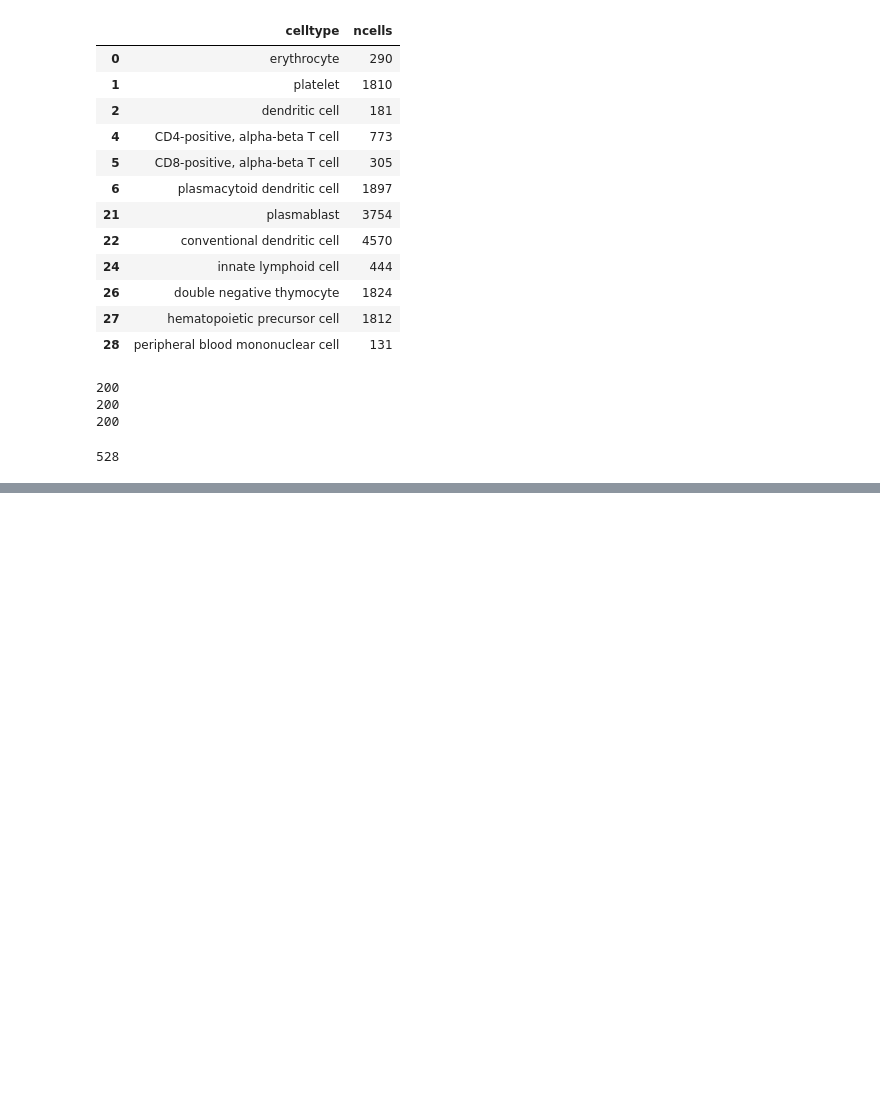
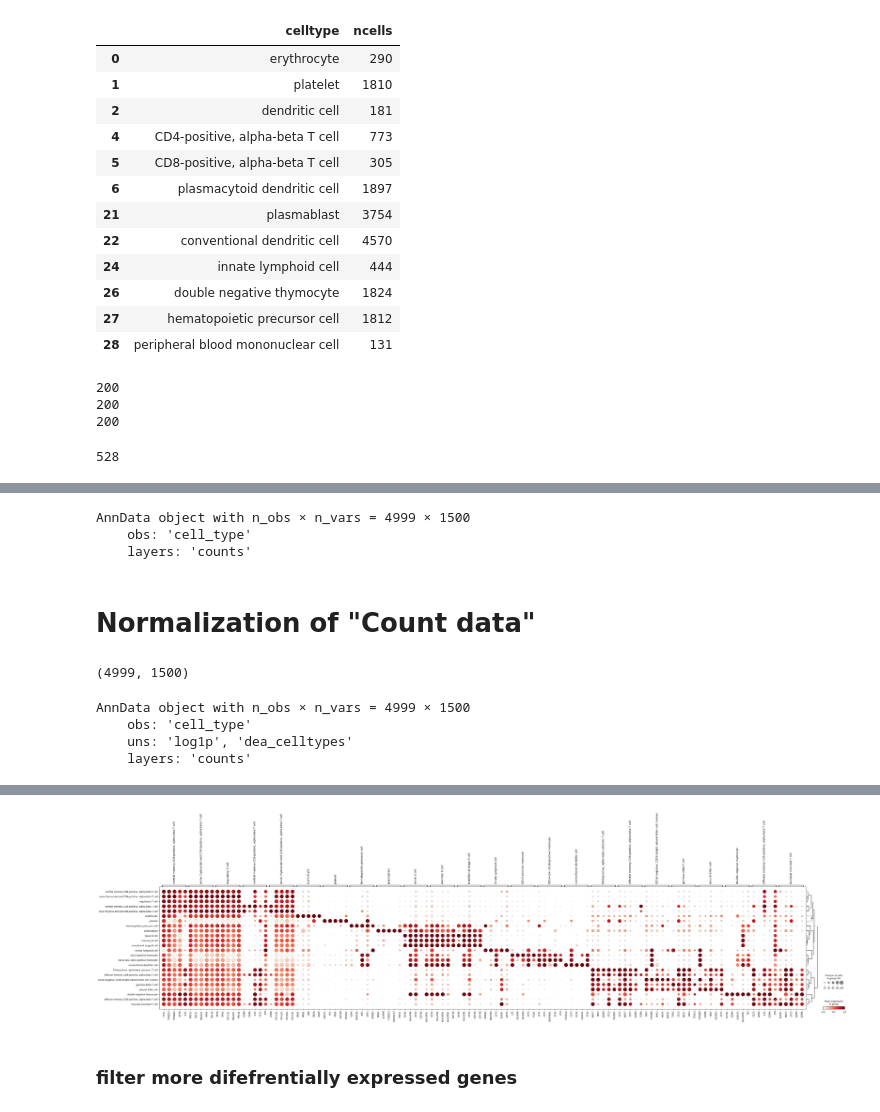
Before and after one commit to Fkrgl/scTransformer, a Jupyter notebook: src/pbmc_hvgs.ipynb, the cells around one changed output, grey strips where cells are left out. Drawn from its saved outputs; the diff is of its cells as text; code cells hidden in the pictures; blank space fills up the shorter version.

```diff
--- a/src/pbmc_hvgs.ipynb
+++ b/src/pbmc_hvgs.ipynb
@@ -54,3 +78,10 @@ for i in [2, 4, 6]:
 print(len(u))
 # %% [output]
 528
+# %%
+data = np.load('../data/pmbc_smallTestSet.npy', allow_pickle=True)
+celltypes = np.load('../data/pmbc_smallTestSet_celltypes.npy', allow_pickle=True)
+genes = np.load('../data/pmbc_smallTestSet_genes.npy', allow_pickle=True)
+# %%
+celltypes = np.delete(celltypes, 1691)
+data = np.delete(data, 1691, axis=0)
@@ -56,0 +124,14 @@ print(len(u))
+# %%
+counts = csr_matrix(data)
+adata = ad.AnnData(counts)
+adata.var_names = genes
+adata.obs["cell_type"] = celltypes
+adata.layers["counts"] = adata.X
+# %%
+adata
+# %% [output]
+AnnData object with n_obs × n_vars = 4999 × 1500
+    obs: 'cell_type'
+    layers: 'counts'
+# %% [markdown]
+# Normalization of "Count data"
@@ -56,0 +142,24 @@ print(len(u))
+# %%
+adata.X.toarray().shape
+# %% [output]
+(4999, 1500)
+# %%
+# one vs all testing
+sc.tl.rank_genes_groups(
+    adata,
+    method="wilcoxon",
+    groupby="cell_type",
+    key_added="dea_celltypes"
+)
+
+print(adata)
+# %% [output]
+AnnData object with n_obs × n_vars = 4999 × 1500
+    obs: 'cell_type'
+    uns: 'log1p', 'dea_celltypes'
+    layers: 'counts'
+# %%
+sc.pl.rank_genes_groups_dotplot(
+    adata, groupby="cell_type", standard_scale="var", n_genes=5, key="dea_celltypes"
+)
+# %% [output]
@@ -56,0 +169,3 @@ print(len(u))
+[figure, added]
+# %% [markdown]
+### filter more difefrentially expressed genes
```
Also changed, not shown: parts of 24 cells of this notebook, 15 other files.
